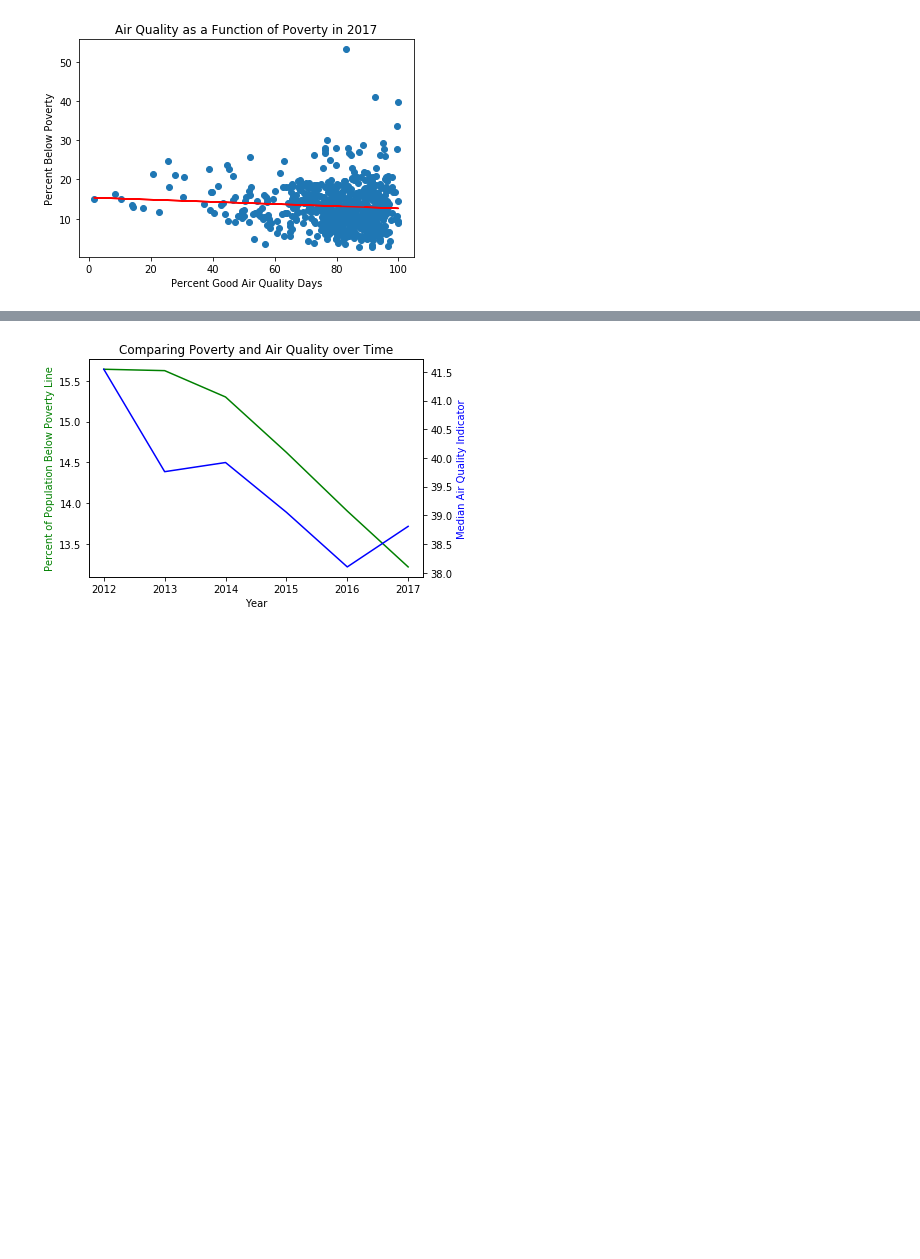
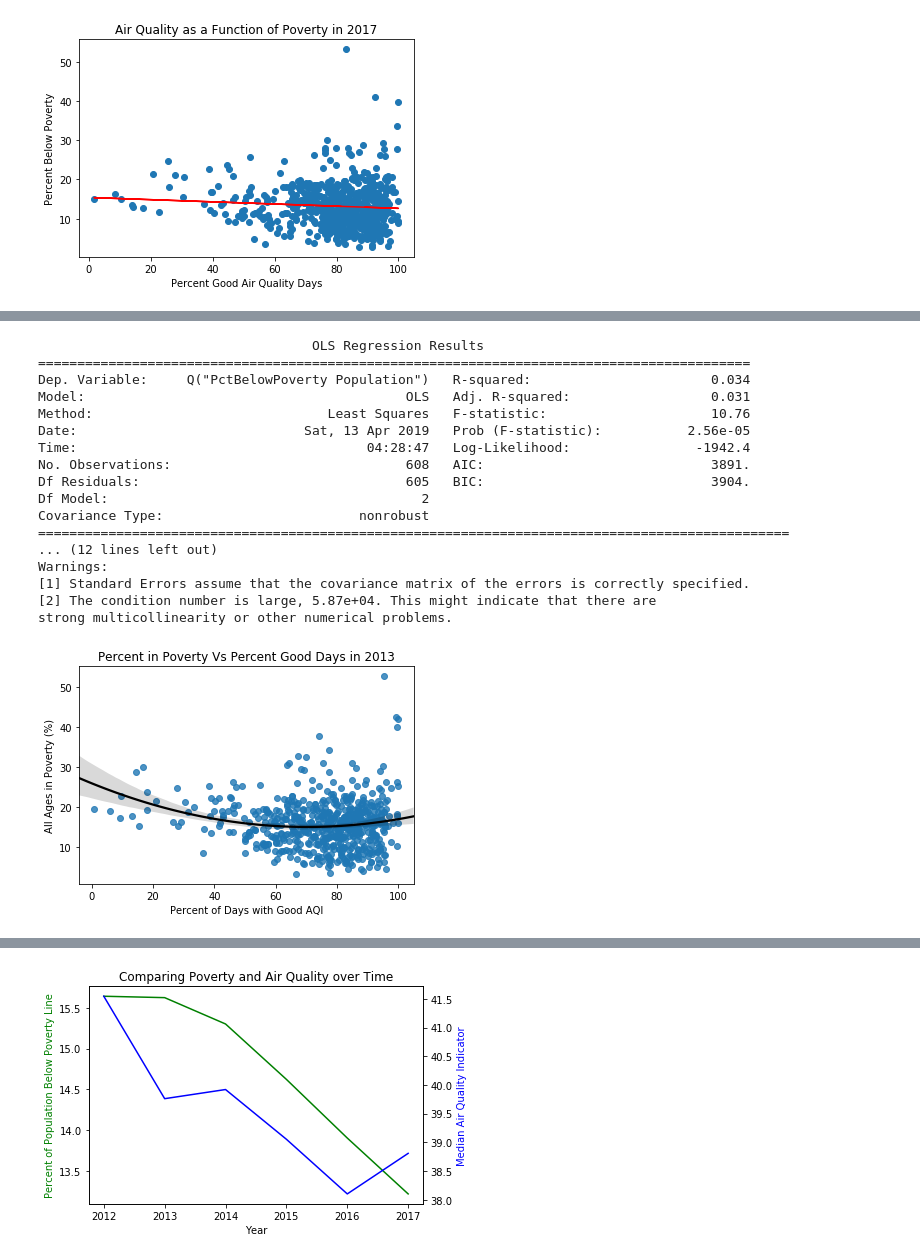
Before and after one commit to dkloepper/project-one, a Jupyter notebook: AnalysisNotebook.ipynb, the cells around one changed output, grey strips where cells are left out. Saved outputs shown, nothing was run; the diff lists cells and outputs as text; code cells hidden in the pictures; blank space fills up the shorter version.

```diff
--- a/AnalysisNotebook.ipynb
+++ b/AnalysisNotebook.ipynb
@@ -178,0 +358,21 @@ the slope of the fitted line is not significantly different from zero for the 20
+# %%
+fit_model_by_year(df, 2013)
+# %% [output]
+                                   OLS Regression Results
+===========================================================================================
+Dep. Variable:     Q("PctBelowPoverty Population")   R-squared:                       0.034
+Model:                                         OLS   Adj. R-squared:                  0.031
+Method:                              Least Squares   F-statistic:                     10.76
+Date:                             Sat, 13 Apr 2019   Prob (F-statistic):           2.56e-05
+Time:                                     04:28:47   Log-Likelihood:                -1942.4
+No. Observations:                              608   AIC:                             3891.
+Df Residuals:                                  605   BIC:                             3904.
+Df Model:                                        2
+Covariance Type:                         nonrobust
+================================================================================================
+... (12 lines left out)
+Warnings:
+[1] Standard Errors assume that the covariance matrix of the errors is correctly specified.
+[2] The condition number is large, 5.87e+04. This might indicate that there are
+strong multicollinearity or other numerical problems.
+[figure, added]
```
Also changed, not shown: parts of 18 cells of this notebook.
